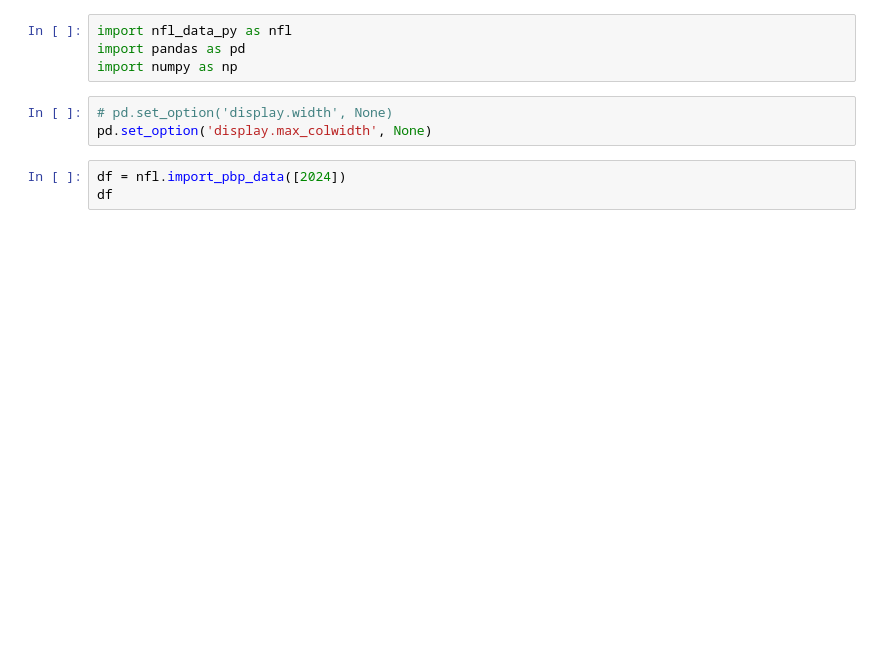
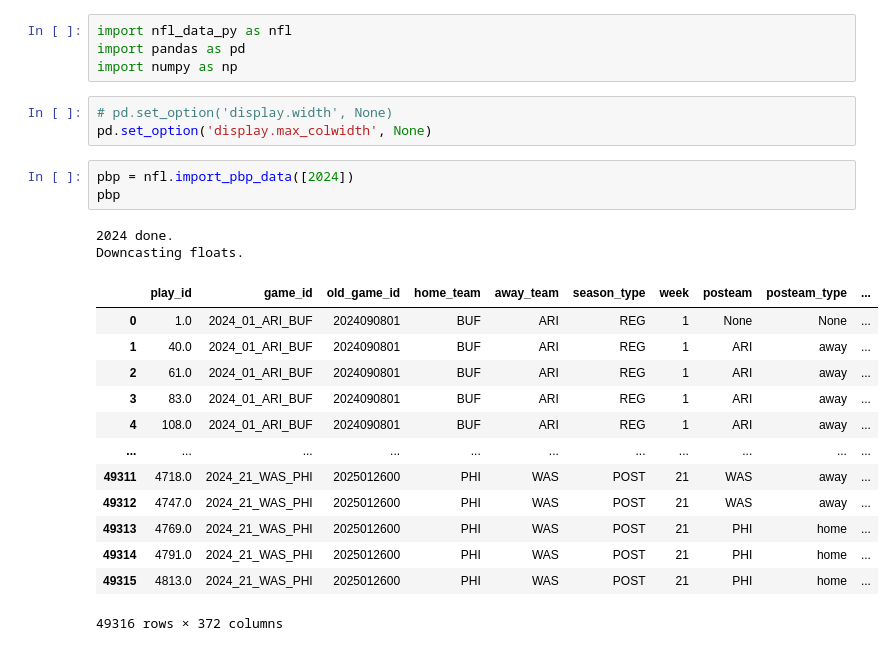
Before and after one commit to Biggels/NFL-Expected-Points, a Jupyter notebook: expected_points.ipynb, the cells around one changed output. Saved outputs shown, nothing was run; the diff lists cells and outputs as text; blank space fills up the shorter version.

```diff
--- a/expected_points.ipynb
+++ b/expected_points.ipynb
@@ -6,6 +6,22 @@ import numpy as np
 # pd.set_option('display.width', None)
 pd.set_option('display.max_colwidth', None)
 # %%
-df = nfl.import_pbp_data([2024])
-df
+pbp = nfl.import_pbp_data([2024])
+pbp
+# %% [output]
+2024 done.
+Downcasting floats.
+|  | play_id | game_id | old_game_id | home_team | away_team | season_type | week | posteam | posteam_type | ... |
+| 0 | 1.0 | 2024_01_ARI_BUF | 2024090801 | BUF | ARI | REG | 1 | None | None | ... |
+| 1 | 40.0 | 2024_01_ARI_BUF | 2024090801 | BUF | ARI | REG | 1 | ARI | away | ... |
+| 2 | 61.0 | 2024_01_ARI_BUF | 2024090801 | BUF | ARI | REG | 1 | ARI | away | ... |
+| 3 | 83.0 | 2024_01_ARI_BUF | 2024090801 | BUF | ARI | REG | 1 | ARI | away | ... |
+| 4 | 108.0 | 2024_01_ARI_BUF | 2024090801 | BUF | ARI | REG | 1 | ARI | away | ... |
+| ... | ... | ... | ... | ... | ... | ... | ... | ... | ... | ... |
+| 49311 | 4718.0 | 2024_21_WAS_PHI | 2025012600 | PHI | WAS | POST | 21 | WAS | away | ... |
+| 49312 | 4747.0 | 2024_21_WAS_PHI | 2025012600 | PHI | WAS | POST | 21 | WAS | away | ... |
+| 49313 | 4769.0 | 2024_21_WAS_PHI | 2025012600 | PHI | WAS | POST | 21 | PHI | home | ... |
+| 49314 | 4791.0 | 2024_21_WAS_PHI | 2025012600 | PHI | WAS | POST | 21 | PHI | home | ... |
+| 49315 | 4813.0 | 2024_21_WAS_PHI | 2025012600 | PHI | WAS | POST | 21 | PHI | home | ... |
+49316 rows × 372 columns
 # %%
```
Also changed, not shown: parts of 7 cells of this notebook.
